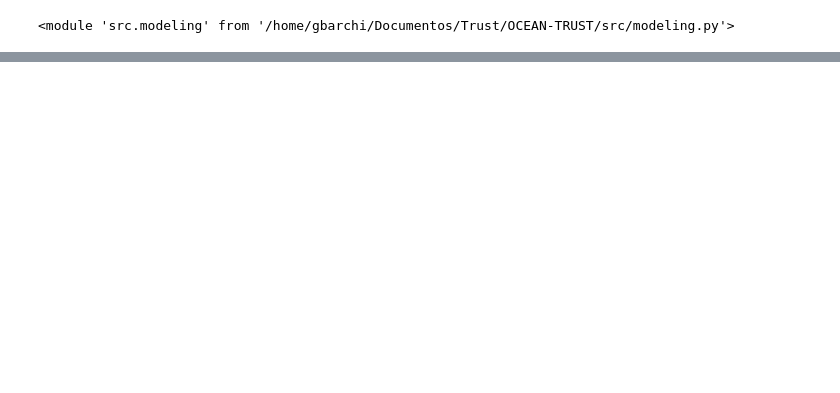
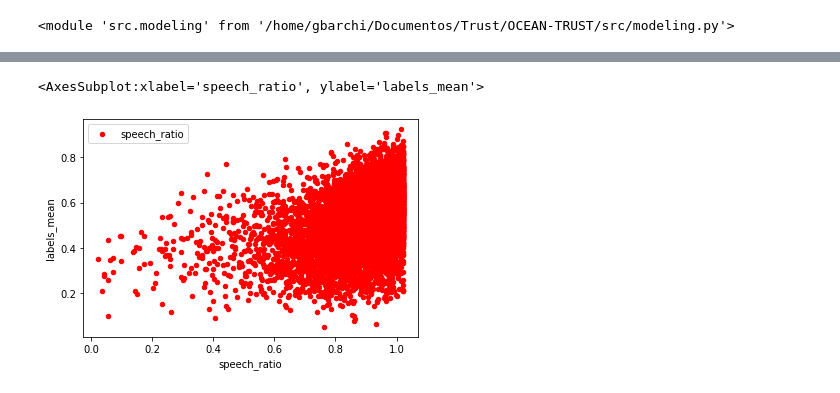
Before and after one commit to germanbarchi/OCEAN-TRUST, a Jupyter notebook: test_modules.ipynb, the cells around one changed output, grey strips where cells are left out. Cells and saved outputs as stored; diff of their text form; code cells hidden in the pictures; blank space fills up the shorter version.

```diff
--- a/test_modules.ipynb
+++ b/test_modules.ipynb
@@ -29,7 +29,7 @@ importlib.reload(tools)
 configs=importlib.import_module('test')
 # %%
 feat_df=pd.read_csv('data/features/paper/egemaps/egemaps_full_audio.csv')
-labels_df=pd.read_csv('data/labels/stratified_df.csv')
+labels_df=pd.read_csv('data/labels/final_labels+speech_ratio.csv')
 filter='data/lists/all_audio_complete_set.txt'
 # %%
 df=format_data(feat_df,labels_df,filter)
@@ -197,0 +186,2 @@ True
+# %%
+df=df.drop(columns=['end','start'])
@@ -197,0 +265,5 @@ True
+# %%
+df.plot(kind='scatter', x='speech_ratio', y='labels_mean', color='r', label='speech_ratio')
+# %% [output]
+<AxesSubplot:xlabel='speech_ratio', ylabel='labels_mean'>
+[figure, added]
```
Also changed, not shown: parts of 35 cells of this notebook, 35 other files.
